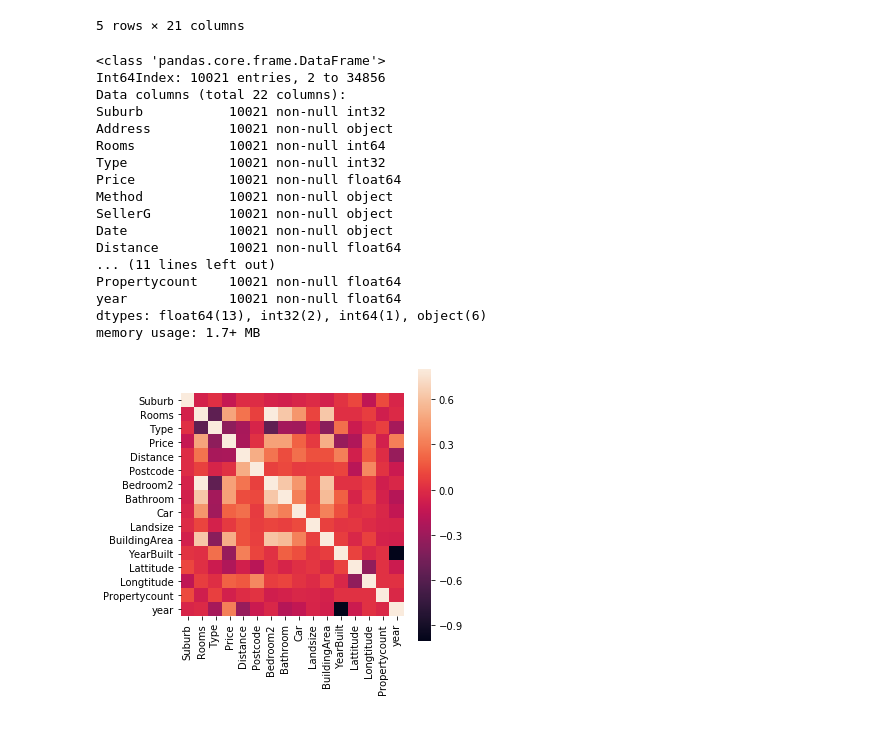
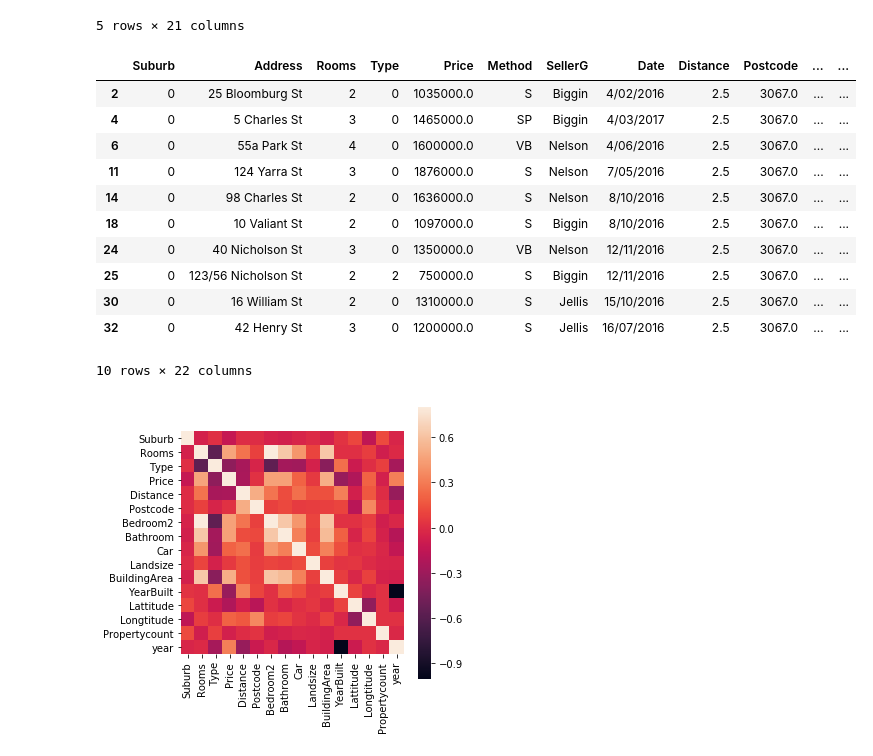
Before and after one commit to Modrisco/Melbourne-House-Price-Prediction, a Jupyter notebook: backend/ml/model_train.ipynb, the cells around one changed output. Saved outputs shown, nothing was run; the diff lists cells and outputs as text; code cells hidden in the pictures; blank space fills up the shorter version.

```diff
--- a/backend/ml/model_train.ipynb
+++ b/backend/ml/model_train.ipynb
@@ -32,32 +32,36 @@ df.head()
 | 4 | 0 | 5 Charles St | 3 | 0 | 1465000.0 | SP | Biggin | 4/03/2017 | 2.5 | 3067.0 | ... | ... |
 5 rows × 21 columns
 # %%
+# impute_value_price = df['Price'].mean()
+# df['Price'] = df['Price'].fillna(int(impute_value_price))
+
+# impute_value_car = df['Car'].mean()
+# df['Car'] = df['Car'].fillna(impute_value_car)
+
+# impute_value_area = df['BuildingArea'].mean()
+# df['BuildingArea'] = df['BuildingArea'].fillna(impute_value_area)
+
 df2 = df[df.Price.notnull()]
 df2 = df2[df2.Distance.notnull()]
 df2 = df2[df2.Car.notnull()]
 df2 = df2[df2.BuildingArea.notnull()]
 df2 = df2[df2.YearBuilt.notnull()]
 df2['year'] = (2018 - df2.YearBuilt)
 df2 = df2[~df2['BuildingArea'].isin(['0'])]
-df2.info()
+df2.head(10)
 # %% [output]
+|  | Suburb | Address | Rooms | Type | Price | Method | SellerG | Date | Distance | Postcode | ... | ... |
+| 2 | 0 | 25 Bloomburg St | 2 | 0 | 1035000.0 | S | Biggin | 4/02/2016 | 2.5 | 3067.0 | ... | ... |
+| 4 | 0 | 5 Charles St | 3 | 0 | 1465000.0 | SP | Biggin | 4/03/2017 | 2.5 | 3067.0 | ... | ... |
+| 6 | 0 | 55a Park St | 4 | 0 | 1600000.0 | VB | Nelson | 4/06/2016 | 2.5 | 3067.0 | ... | ... |
+| 11 | 0 | 124 Yarra St | 3 | 0 | 1876000.0 | S | Nelson | 7/05/2016 | 2.5 | 3067.0 | ... | ... |
+| 14 | 0 | 98 Charles St | 2 | 0 | 1636000.0 | S | Nelson | 8/10/2016 | 2.5 | 3067.0 | ... | ... |
+| 18 | 0 | 10 Valiant St | 2 | 0 | 1097000.0 | S | Biggin | 8/10/2016 | 2.5 | 3067.0 | ... | ... |
+| 24 | 0 | 40 Nicholson St | 3 | 0 | 1350000.0 | VB | Nelson | 12/11/2016 | 2.5 | 3067.0 | ... | ... |
+| 25 | 0 | 123/56 Nicholson St | 2 | 2 | 750000.0 | S | Biggin | 12/11/2016 | 2.5 | 3067.0 | ... | ... |
+| 30 | 0 | 16 William St | 2 | 0 | 1310000.0 | S | Jellis | 15/10/2016 | 2.5 | 3067.0 | ... | ... |
+| 32 | 0 | 42 Henry St | 3 | 0 | 1200000.0 | S | Jellis | 16/07/2016 | 2.5 | 3067.0 | ... | ... |
-<class 'pandas.core.frame.DataFrame'>
-Int64Index: 10021 entries, 2 to 34856
-Data columns (total 22 columns):
-Suburb           10021 non-null int32
-Address          10021 non-null object
-Rooms            10021 non-null int64
-Type             10021 non-null int32
-Price            10021 non-null float64
-Method           10021 non-null object
-SellerG          10021 non-null object
-Date             10021 non-null object
-Distance         10021 non-null float64
-... (11 lines left out)
-Propertycount    10021 non-null float64
-year             10021 non-null float64
-dtypes: float64(13), int32(2), int64(1), object(6)
-memory usage: 1.7+ MB
+10 rows × 22 columns
 # %%
 f, ax = plt.subplots(figsize=(5, 5))
 corrmat = df2.corr()
```
Also changed, not shown: parts of 2 cells of this notebook.
